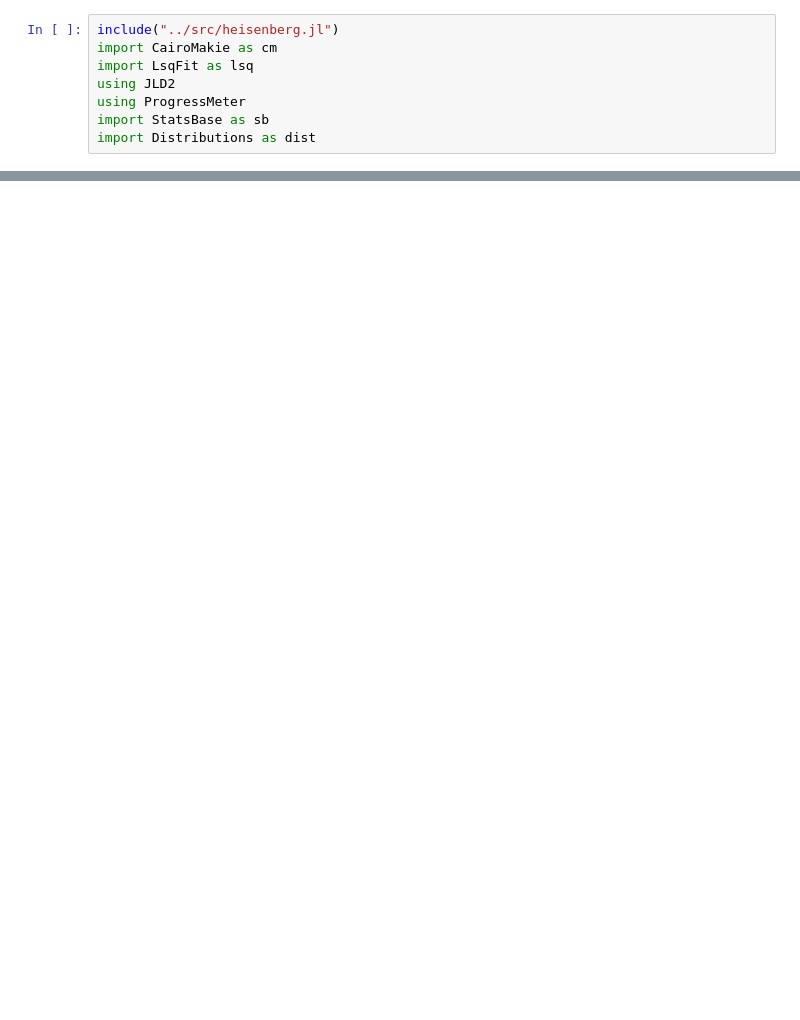
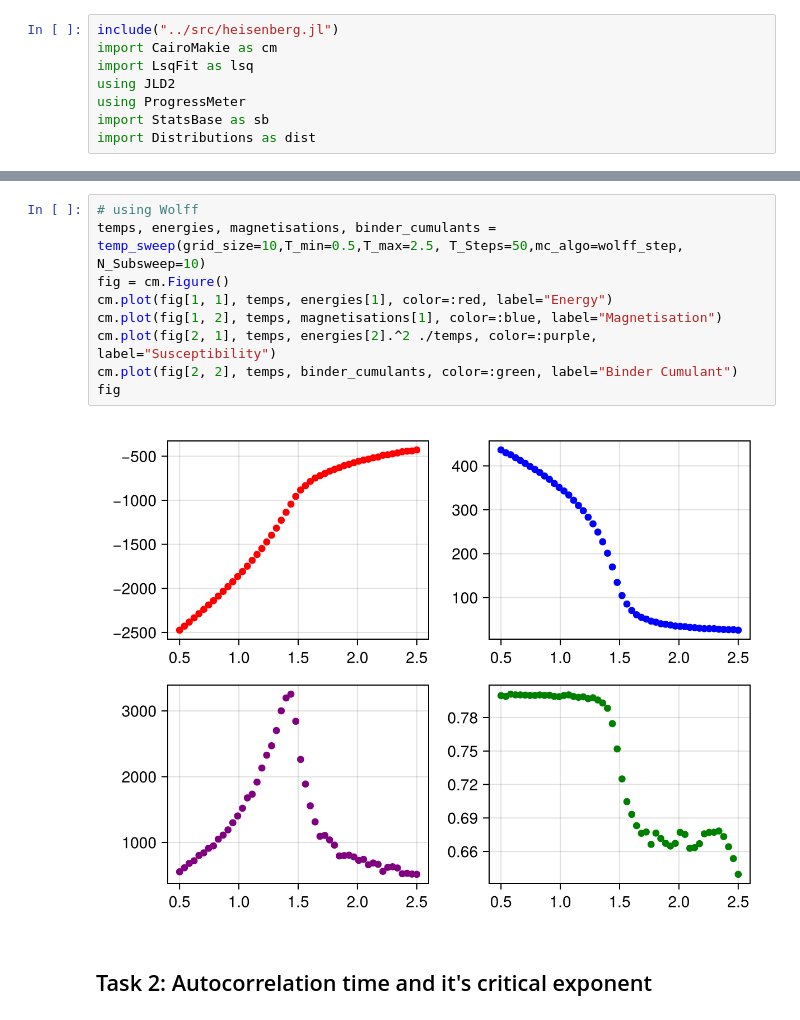
Before and after one commit to emhl/CoPhy3, a Jupyter notebook: notebooks/ex05-heisenberg.ipynb, the cells around one changed output, grey strips where cells are left out. Cells and saved outputs as stored; diff of their text form; blank space fills up the shorter version.

```diff
--- a/notebooks/ex05-heisenberg.ipynb
+++ b/notebooks/ex05-heisenberg.ipynb
@@ -21,0 +25,13 @@ fig
+# %%
+# using Wolff
+temps, energies, magnetisations, binder_cumulants = temp_sweep(grid_size=10,T_min=0.5,T_max=2.5, T_Steps=50,mc_algo=wolff_step, N_Subsweep=10)
+fig = cm.Figure()
+cm.plot(fig[1, 1], temps, energies[1], color=:red, label="Energy")
+cm.plot(fig[1, 2], temps, magnetisations[1], color=:blue, label="Magnetisation")
+cm.plot(fig[2, 1], temps, energies[2].^2 ./temps, color=:purple, label="Susceptibility")
+cm.plot(fig[2, 2], temps, binder_cumulants, color=:green, label="Binder Cumulant")
+fig
+# %% [output]
+[figure, added]
+# %% [markdown]
+## Task 2: Autocorrelation time and it's critical exponent
```
Also changed, not shown: parts of 4 cells of this notebook, 1 other file.
